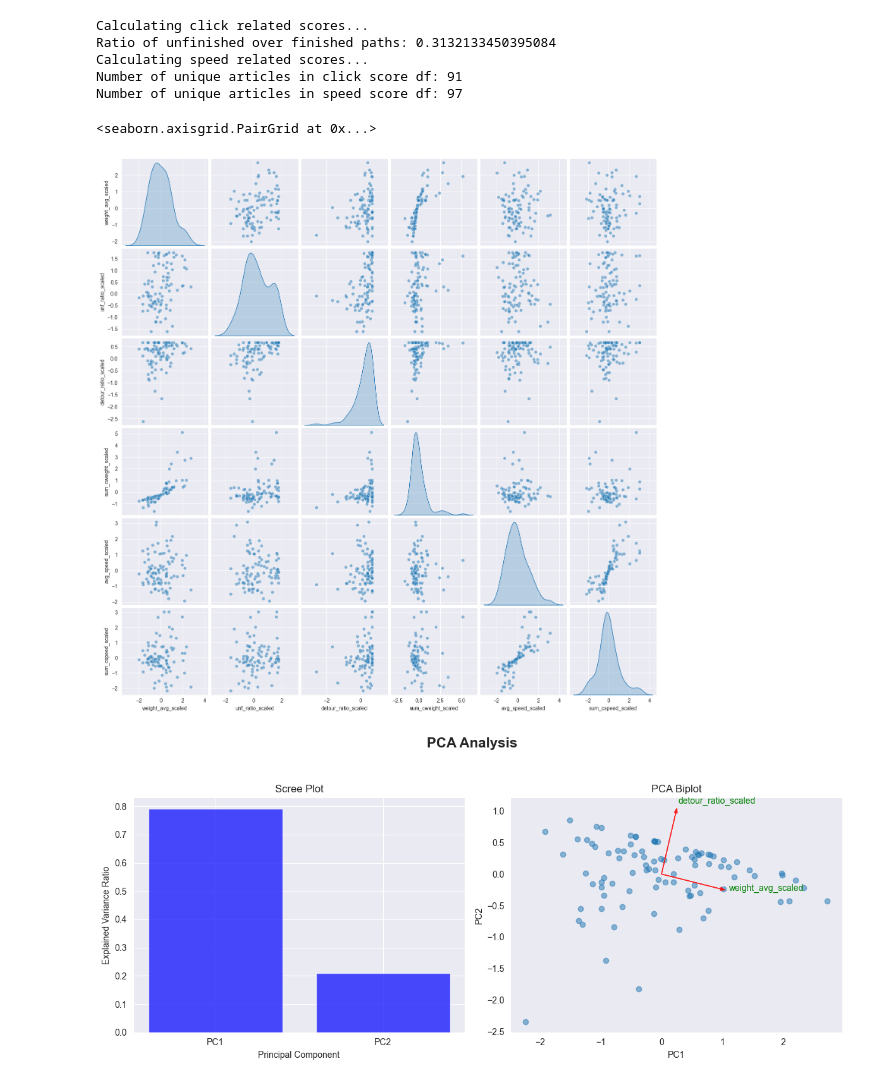
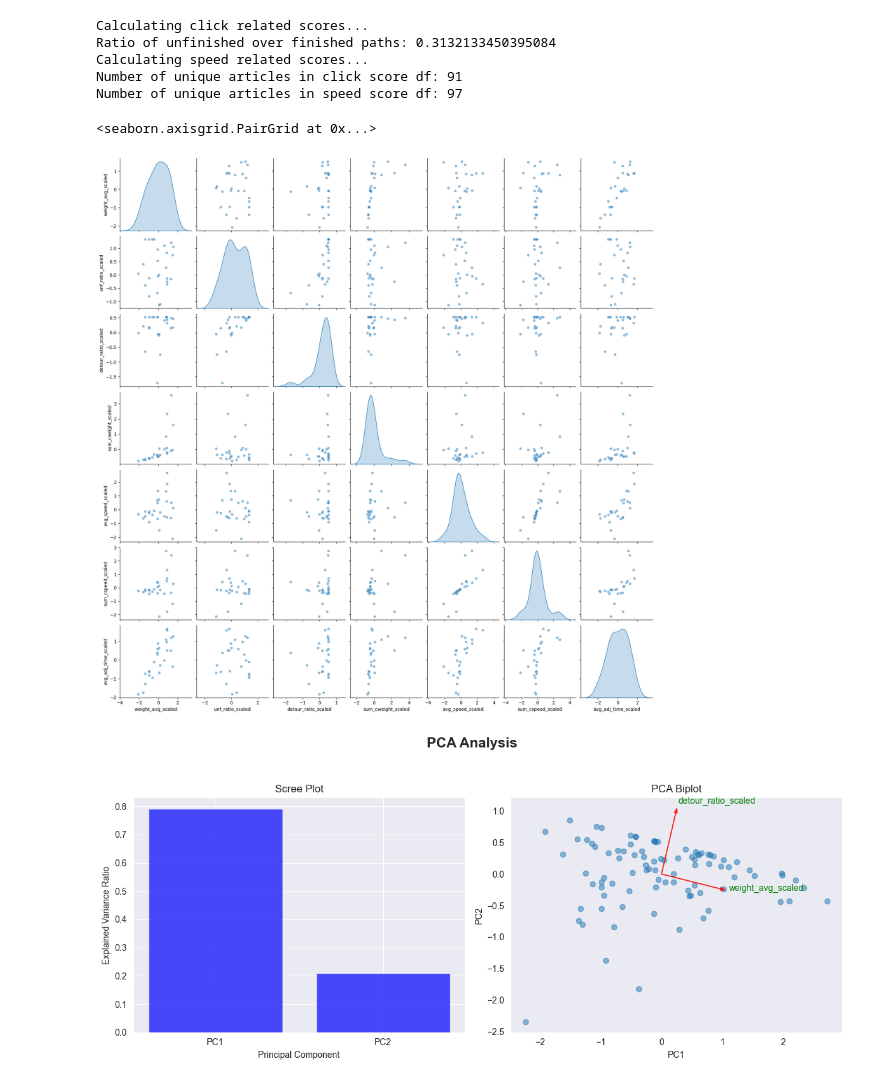
Before and after one commit to epfl-ada/ada-2024-project-adaholiks, a Jupyter notebook: Notebook_P3v2.ipynb, the cells around one changed output. Cells and saved outputs as stored; diff of their text form; code cells hidden in the pictures.

Commit message:
finn changed speed scores

```diff
--- a/Notebook_P3v2.ipynb
+++ b/Notebook_P3v2.ipynb
@@ -703,10 +714,10 @@ Calculating speed related scores...
 Number of unique articles in click score df: 91
 Number of unique articles in speed score df: 97
 # %%
-plot_scaled_score_correlations(top_4_scores_df)
+plot_scaled_score_correlations(top_1_scores_df)
 # %% [output]
 <seaborn.axisgrid.PairGrid at 0x...>
-[figure, old version]
+[figure, new version]
 # %%
 _, _ = perform_pca_and_plot(top_4_scores_df, components = ['weight_avg_scaled', 'detour_ratio_scaled'], biplot=True)
 _, _ = perform_pca_and_plot(top_4_scores_df, components = ['weight_avg_scaled', 'detour_ratio_scaled', 'unf_ratio_scaled', ], biplot=False)
```
Also changed, not shown: parts of 9 cells of this notebook, 4 other files.
